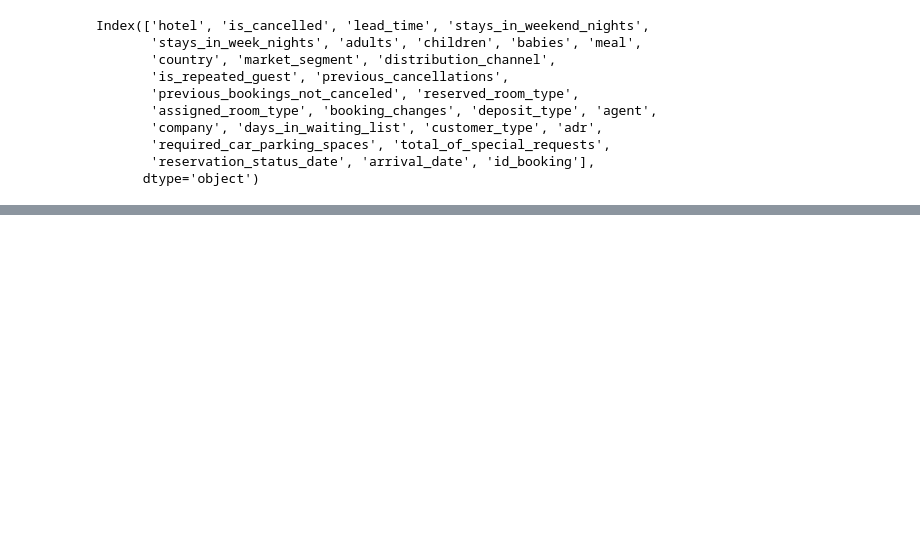
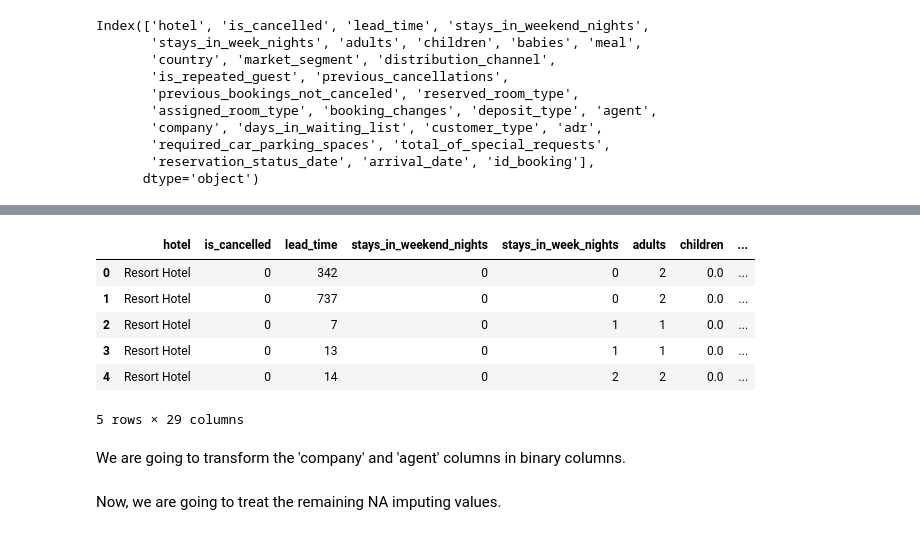
Before and after one commit to alexaiung/ironhack_miniproj04_hotel, a Jupyter notebook: hotels.ipynb, the cells around one changed output, grey strips where cells are left out. Saved outputs shown, nothing was run; the diff lists cells and outputs as text; code cells hidden in the pictures; blank space fills up the shorter version.

```diff
--- a/hotels.ipynb
+++ b/hotels.ipynb
@@ -27,0 +80,12 @@ LogisticRegression()
+# %%
+df_hotel_traintest.head()
+# %% [output]
+|  | hotel | is_cancelled | lead_time | stays_in_weekend_nights | stays_in_week_nights | adults | children | ... |
+| 0 | Resort Hotel | 0 | 342 | 0 | 0 | 2 | 0.0 | ... |
+| 1 | Resort Hotel | 0 | 737 | 0 | 0 | 2 | 0.0 | ... |
+| 2 | Resort Hotel | 0 | 7 | 0 | 1 | 1 | 0.0 | ... |
+| 3 | Resort Hotel | 0 | 13 | 0 | 1 | 1 | 0.0 | ... |
+| 4 | Resort Hotel | 0 | 14 | 0 | 2 | 2 | 0.0 | ... |
+5 rows × 29 columns
+# %% [markdown]
+We are going to transform the 'company' and 'agent' columns in binary columns.
@@ -27,0 +99,2 @@ LogisticRegression()
+# %% [markdown]
+Now, we are going to treat the remaining NA imputing values.
```
Also changed, not shown: parts of 46 cells of this notebook.
